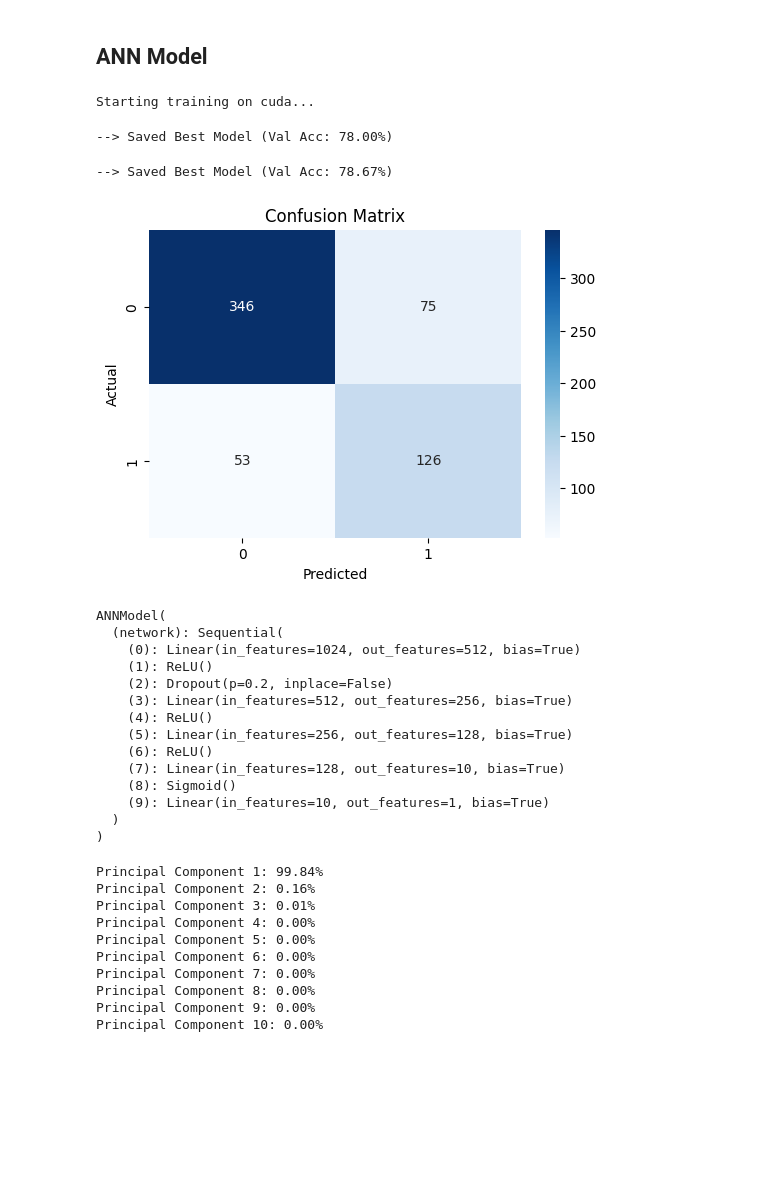
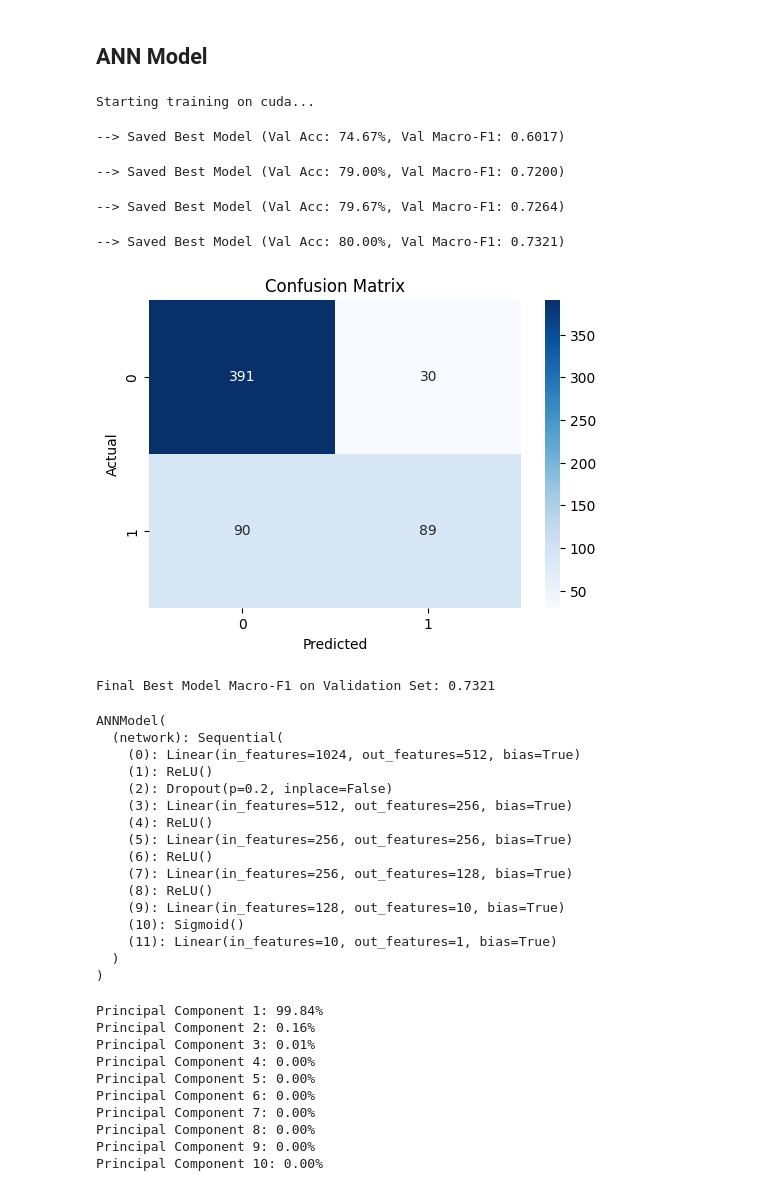
Before and after one commit to theantagonist9509/ccmmd-2026-meme-detection, a Jupyter notebook: src/clipclip.ipynb, the cells around one changed output. Cells and saved outputs as stored; diff of their text form; code cells hidden in the pictures; blank space fills up the shorter version.

```diff
--- a/src/clipclip.ipynb
+++ b/src/clipclip.ipynb
@@ -238,26 +264,31 @@ def train_miso_model(ann_model, clip_model, clip_tokenizer, train_loader, val_lo
     return ann_model
 # %%
 ann_model = ANNModel()
-train_miso_model(ann_model,clip_model,clip_tokenizer,train_loader,val_loader,save_path=os.getenv("WEIGHTS_PATH") + "/ClipConcatAnn/",epochs = 2,lr = 1e-4 * 5)
+train_miso_model(ann_model,clip_model,clip_tokenizer,train_loader,val_loader,save_path=os.getenv("WEIGHTS_PATH") + "/ClipConcatAnn/",epochs = 20,lr = 1e-4 * 5)
 # %% [output]
 Starting training on cuda...
---> Saved Best Model (Val Acc: 78.00%)
+--> Saved Best Model (Val Acc: 74.67%, Val Macro-F1: 0.6017)
---> Saved Best Model (Val Acc: 78.67%)
+--> Saved Best Model (Val Acc: 79.00%, Val Macro-F1: 0.7200)
+--> Saved Best Model (Val Acc: 79.67%, Val Macro-F1: 0.7264)
+--> Saved Best Model (Val Acc: 80.00%, Val Macro-F1: 0.7321)
-[figure, old version]
+[figure, new version]
-ANNModel(
-  (network): Sequential(
-    (0): Linear(in_features=1024, out_features=512, bias=True)
-    (1): ReLU()
-    (2): Dropout(p=0.2, inplace=False)
-    (3): Linear(in_features=512, out_features=256, bias=True)
-    (4): ReLU()
-    (5): Linear(in_features=256, out_features=128, bias=True)
-    (6): ReLU()
-    (7): Linear(in_features=128, out_features=10, bias=True)
-    (8): Sigmoid()
-    (9): Linear(in_features=10, out_features=1, bias=True)
-  )
-)
+Final Best Model Macro-F1 on Validation Set: 0.7321
+ANNModel(
+  (network): Sequential(
+    (0): Linear(in_features=1024, out_features=512, bias=True)
+    (1): ReLU()
+    (2): Dropout(p=0.2, inplace=False)
+    (3): Linear(in_features=512, out_features=256, bias=True)
+    (4): ReLU()
+    (5): Linear(in_features=256, out_features=256, bias=True)
+    (6): ReLU()
+    (7): Linear(in_features=256, out_features=128, bias=True)
+    (8): ReLU()
+    (9): Linear(in_features=128, out_features=10, bias=True)
+    (10): Sigmoid()
+    (11): Linear(in_features=10, out_features=1, bias=True)
+  )
+)
 # %%
 import numpy as np
 device = "cuda" if torch.cuda.is_available() else "cpu"
```
Also changed, not shown: parts of 2 cells of this notebook, 3 other files.
